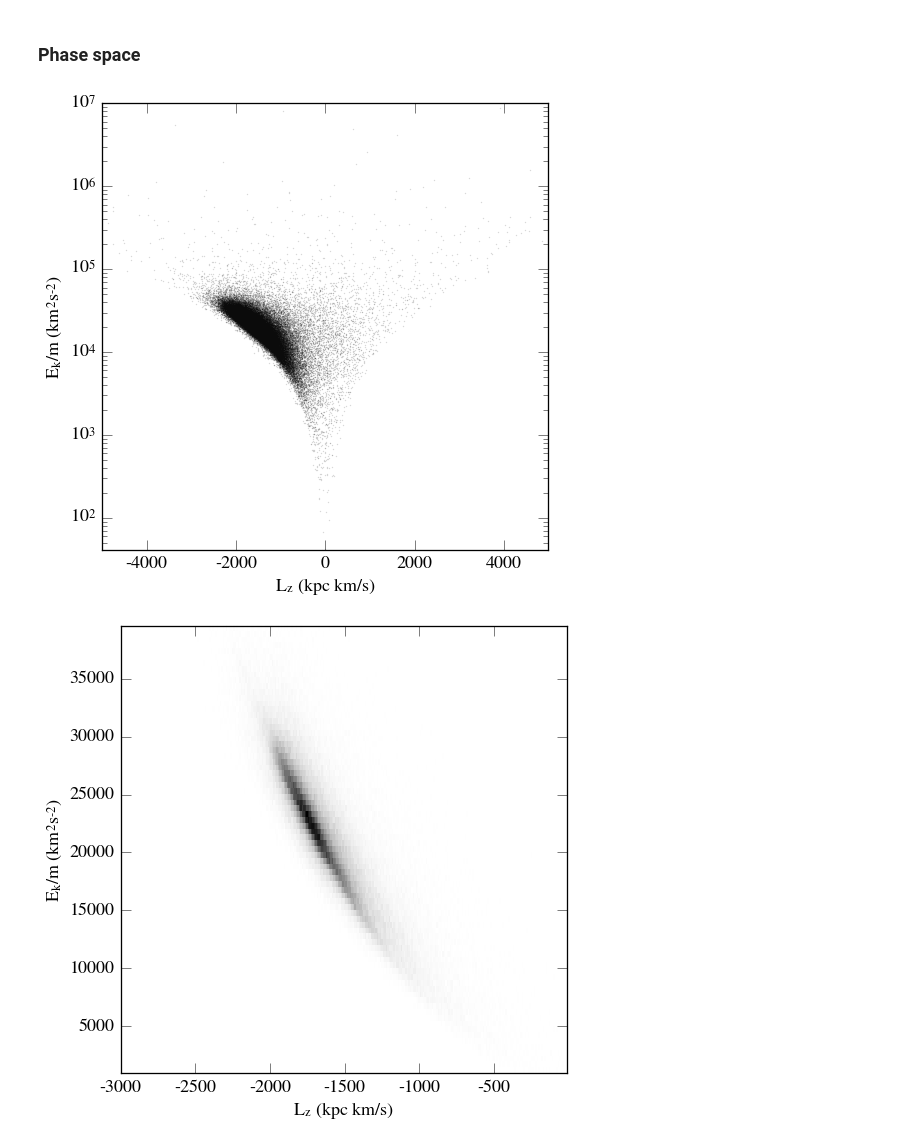
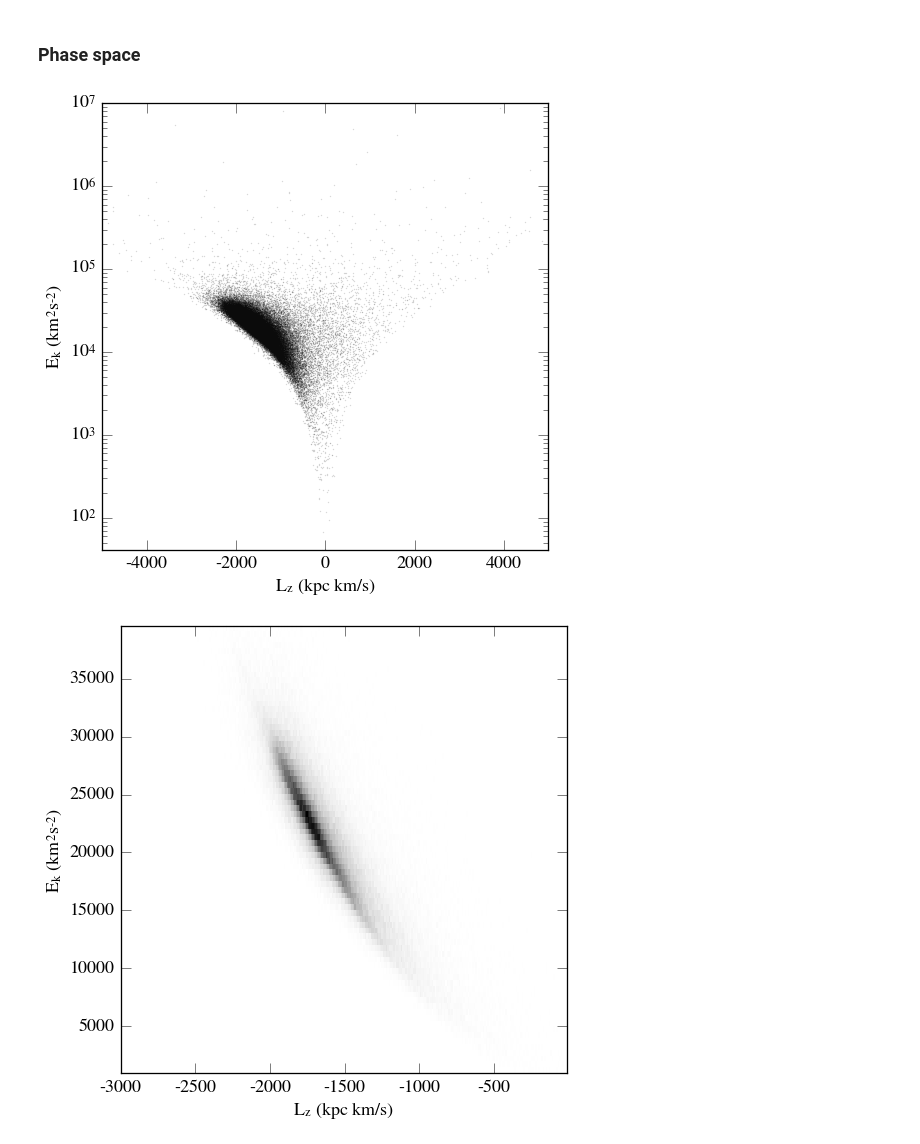
Before and after one commit to abonaca/gaia_prep, a Jupyter notebook: scripts/notebooks/rave_phasespace.ipynb, the cells around one changed output. Drawn from its saved outputs; the diff is of its cells as text; code cells hidden in the pictures.

```diff
--- a/scripts/notebooks/rave_phasespace.ipynb
+++ b/scripts/notebooks/rave_phasespace.ipynb
@@ -109,18 +120,18 @@ plt.legend(frameon=False, fontsize=14, numpoints=1, markerscale=5);
 # %%
 plt.plot(L[:,2], Ek, 'ko', ms=1, alpha=0.1)
 plt.gca().set_yscale('log')
 plt.xlim(-5000,5000)
 plt.ylim(0,10**7)
 plt.xlabel('$L_z$ (kpc km/s)');
-plt.ylabel('$E_k/m$ ($km^2 s^{-2}$)');
+plt.ylabel('$E_k$ ($km^2 s^{-2}$)');
 # %% [output]
-[figure, old version]
+[figure, new version]
 # %%
 plt.hist2d(L[:,2], Ek, bins=(np.arange(-3000,0,10), np.arange(1000,40000,500)), cmap='binary');
 plt.xlabel('$L_z$ (kpc km/s)');
-plt.ylabel('$E_k/m$ ($km^2 s^{-2}$)');
+plt.ylabel('$E_k$ ($km^2 s^{-2}$)');
 # %% [output]
-[figure, old version]
+[figure, new version]
 # %%
 plt.hist2d(Lperp, Ek, bins=(np.arange(0,1000,5), np.arange(0,45000,200)), cmap='binary');
 plt.xlabel('$|L_\perp|$ (kpc km/s)');
```
Also changed, not shown: parts of 4 cells of this notebook.
